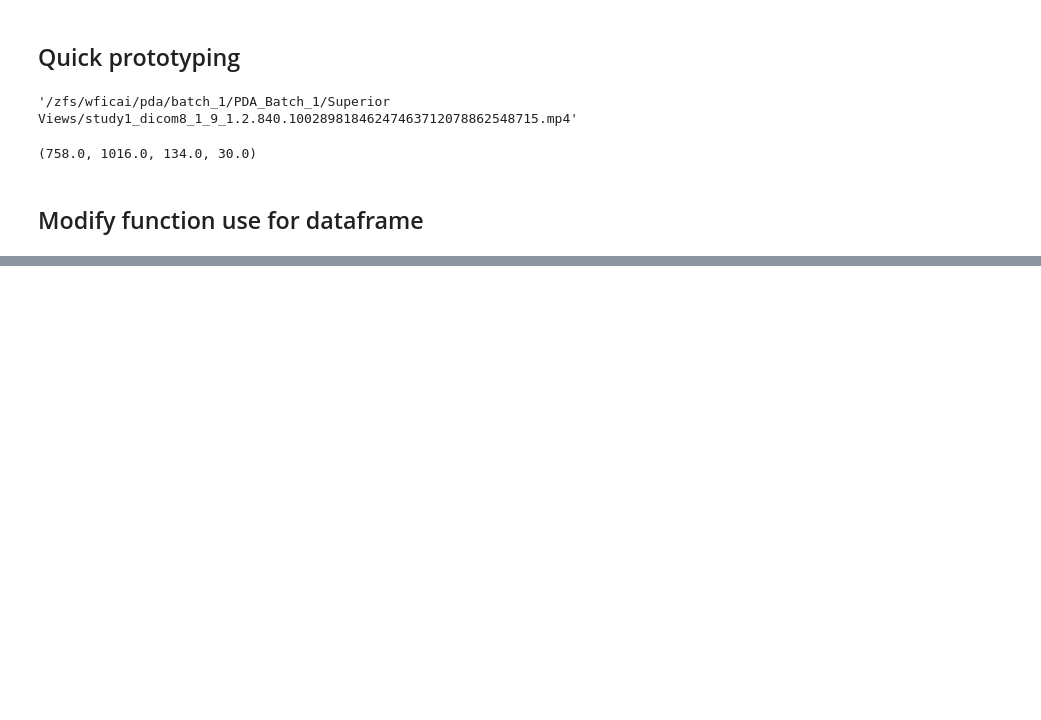
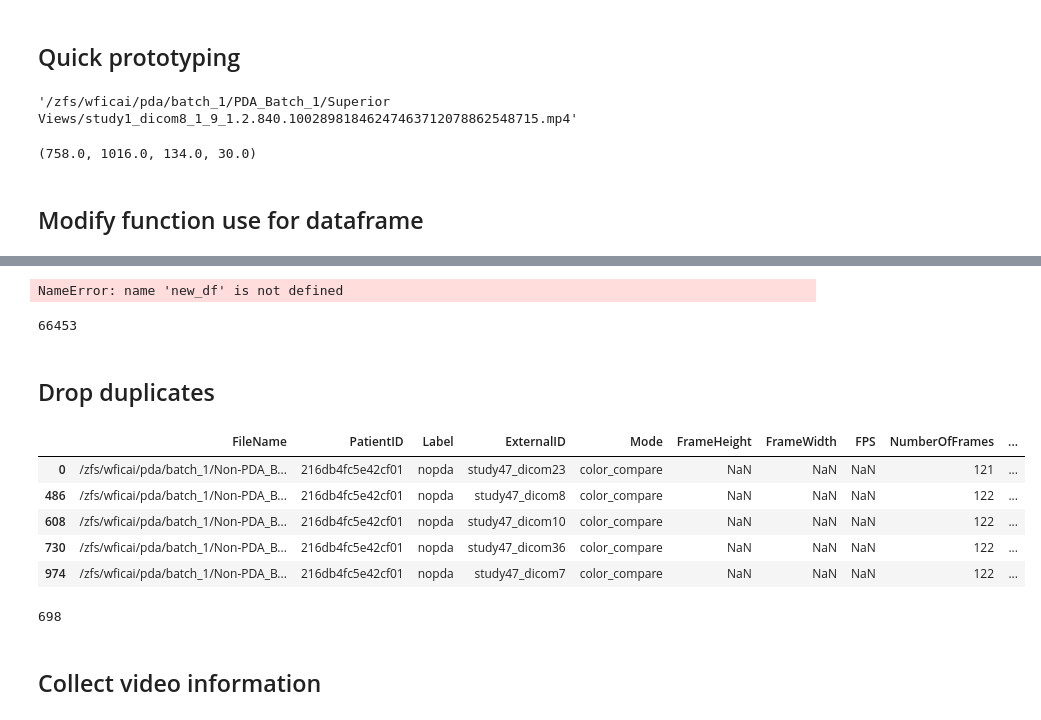
Before and after one commit to jplineb/dynamic, a Jupyter notebook: echonet/make_pda_like_echnoet.ipynb, the cells around one changed output, grey strips where cells are left out. Drawn from its saved outputs; the diff is of its cells as text; code cells hidden in the pictures; blank space fills up the shorter version.

```diff
--- a/echonet/make_pda_like_echnoet.ipynb
+++ b/echonet/make_pda_like_echnoet.ipynb
@@ -183,0 +292,2 @@ df_new_meta.to_csv("pda_like_echonet.csv")
+# %%
+df_new = df_new[(df_new.view != "nonPDAView") & (df_new["mode"] != "2d")]
@@ -183,0 +313,4 @@ df_new_meta.to_csv("pda_like_echonet.csv")
+# %%
+pda_video_df = df_new
+# pda_video_df = df_new.groupby("mp4_path")
+# pda_video_df.head()
@@ -183,0 +324,39 @@ df_new_meta.to_csv("pda_like_echonet.csv")
+# %%
+pda_columns = ["FileName", "PatientID", "Label", "ExternalID", "Mode", "FrameHeight","FrameWidth","FPS","NumberOfFrames", "Split"]
+new_df = pd.DataFrame(data=None, columns=pda_columns)
+new_df.head()
+# %%
+new_df["FileName"] = pda_video_df["mp4_path"]
+new_df["Label"] = pda_video_df["patient_type"]
+new_df["PatientID"] = pda_video_df["patient_id"]
+new_df["ExternalID"] = pda_video_df["external_id"]
+new_df["NumberOfFrames"] = pda_video_df["num_frames_y"]
+new_df["Mode"] = pda_video_df["mode"]
+new_df["Split"] = pda_video_df["Split"]
+new_df.head()
+# %%
+new_df.shape
+# %% [output]
+NameError: name 'new_df' is not defined
+# %%
+len(new_df)
+# %% [output]
+66453
+# %% [markdown]
+## Drop duplicates
+# %%
+new_df = new_df.drop_duplicates("FileName")
+new_df.head()
+# %% [output]
+|  | FileName | PatientID | Label | ExternalID | Mode | FrameHeight | FrameWidth | FPS | NumberOfFrames | ... |
+| 0 | /zfs/wficai/pda/batch_1/Non-PDA_B... | 216db4fc5e42cf01 | nopda | study47_dicom23 | color_compare | NaN | NaN | NaN | 121 | ... |
+| 486 | /zfs/wficai/pda/batch_1/Non-PDA_B... | 216db4fc5e42cf01 | nopda | study47_dicom8 | color_compare | NaN | NaN | NaN | 122 | ... |
+| 608 | /zfs/wficai/pda/batch_1/Non-PDA_B... | 216db4fc5e42cf01 | nopda | study47_dicom10 | color_compare | NaN | NaN | NaN | 122 | ... |
+| 730 | /zfs/wficai/pda/batch_1/Non-PDA_B... | 216db4fc5e42cf01 | nopda | study47_dicom36 | color_compare | NaN | NaN | NaN | 122 | ... |
+| 974 | /zfs/wficai/pda/batch_1/Non-PDA_B... | 216db4fc5e42cf01 | nopda | study47_dicom7 | color_compare | NaN | NaN | NaN | 122 | ... |
+# %%
+len(new_df)
+# %% [output]
+698
+# %% [markdown]
+## Collect video information
```
Also changed, not shown: parts of 36 cells of this notebook, 3 other files.
